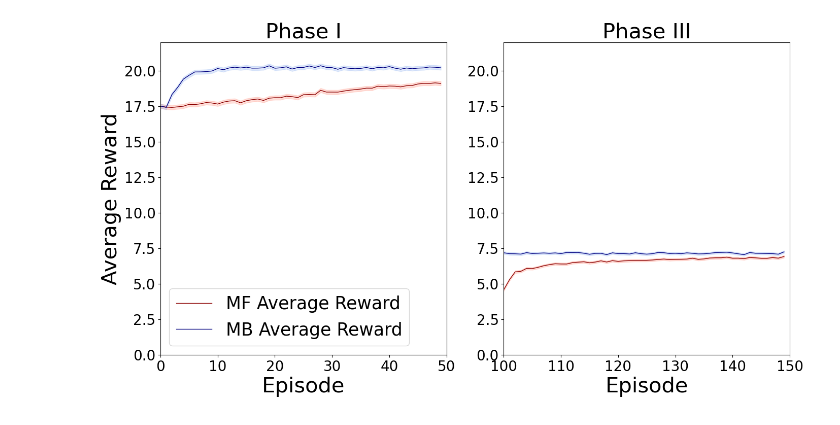
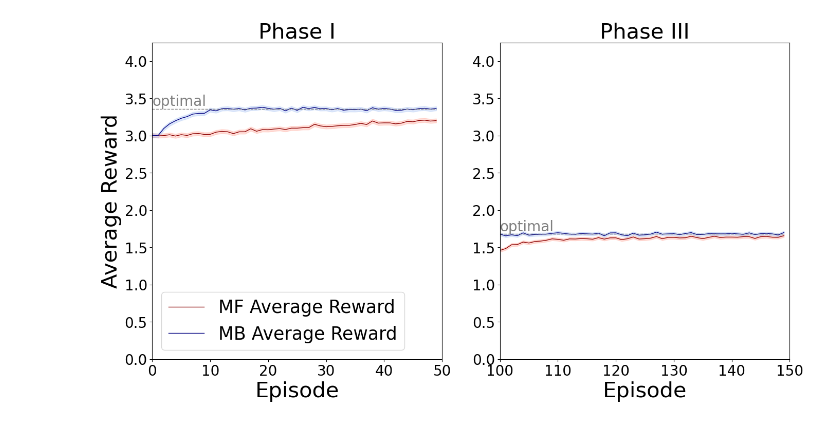
Before and after one commit to jwvineyard/mxm_sp23-Learning, a Jupyter notebook: FinalSimulation.ipynb, the cells around one changed output. Drawn from its saved outputs; the diff is of its cells as text; code cells hidden in the pictures.

Commit message:
update graphs and final parameter values

```diff
--- a/FinalSimulation.ipynb
+++ b/FinalSimulation.ipynb
@@ -23,7 +23,7 @@ class MDP:
 
         # Initialize transition and reward matrices for the smaller state space
         self.MDP_T = np.zeros((self.nb_states, self.nb_states, self.nb_actions))
-        self.rewards = [0,25,10]
+        self.rewards = [0,4,2]
 
         # Define state transitions for S0
         self.MDP_T[0, 1, 0] = 0.7  # From S0 to S1 with Left action
@@ -175,16 +175,20 @@ def generate_plot(num_runs, filename, learning_rate, discount_rate, explore_expl
     ax1.fill_between(x, mean_rewards_mf1 - h_mf1, mean_rewards_mf1 + h_mf1, alpha=0.2, color='tomato')
     ax1.plot(x, mean_rewards_mb1, '-', lw=1, label='MB Average Reward', color = 'navy')
     ax1.fill_between(x, mean_rewards_mb1 - h_mb1, mean_rewards_mb1 + h_mb1, alpha=0.2, color='cornflowerblue')
+    ax1.plot(x, 3.36*np.ones(phase_length), linestyle = "dashed", lw = 1, color = 'gray')
     ax1.set_xlim(0,phase_length)
-    ax1.set_ylim(0,22)
+    ax1.set_ylim(0,4)
+    ax1.annotate("optimal", (0,3.4), fontsize=20, color='gray')
 
     x = range((2*phase_length),nb_steps)
     ax2.plot(x,mean_rewards_mf3, '-', lw=1, label='MF Average Reward', color = 'darkred')
     ax2.fill_between(x, mean_rewards_mf3 - h_mf3, mean_rewards_mf3 + h_mf3, alpha=0.2, color='tomato')
     ax2.plot(x, mean_rewards_mb3, '-', lw=1, label='MB Average Reward', color = 'navy')
     ax2.fill_between(x, mean_rewards_mb3 - h_mb3, mean_rewards_mb3 + h_mb3, alpha=0.2, color='cornflowerblue')
+    ax2.plot(x, 1.68*np.ones(phase_length), linestyle = "dashed", lw = 1, color = 'gray')
+    ax2.annotate("optimal", (100,1.72), fontsize=20, color = 'gray')
     ax2.set_xlim(2*phase_length,nb_steps)
-    ax2.set_ylim(0,22)
+    ax2.set_ylim(0,4)
 
     # Adding phase labels
     ax1.set_title('Phase I', fontsize=30)
@@ -201,6 +205,6 @@ def generate_plot(num_runs, filename, learning_rate, discount_rate, explore_expl
 
     fig.savefig(filename,dpi=500)
 # %%
-generate_plot(10000, f'All_Runs.png', .5, .5, .1, 1)
+generate_plot(10000, f'All_Runs.png', .5, .1, .1, 1)
 # %% [output]
-[figure, old version]
+[figure, new version]
```
Also changed, not shown: 3 other files.
